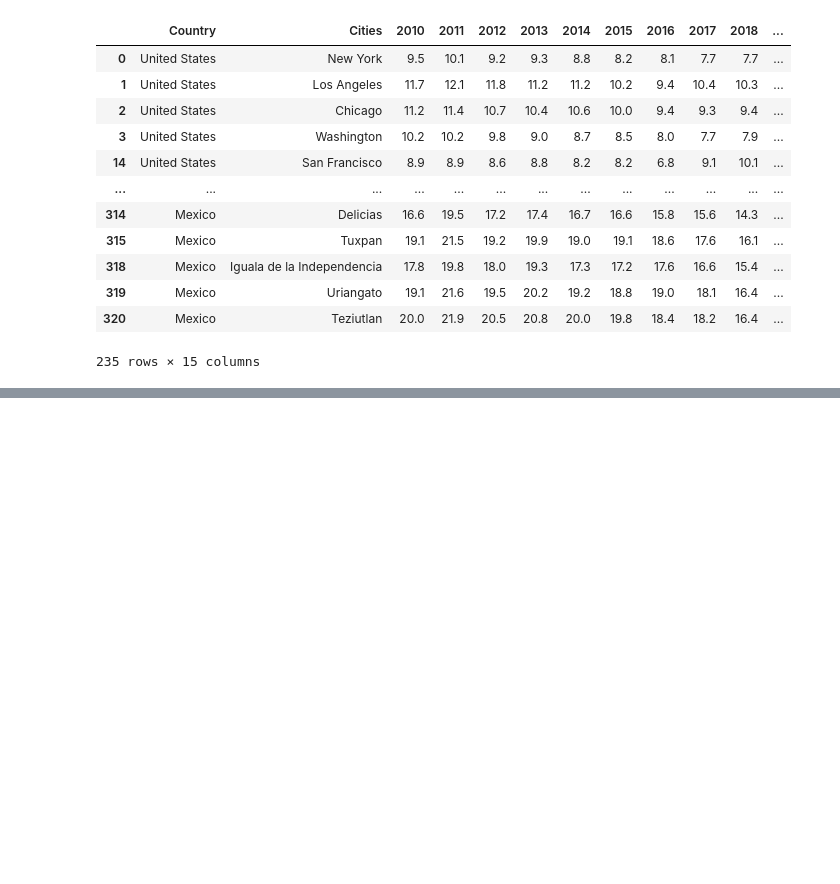
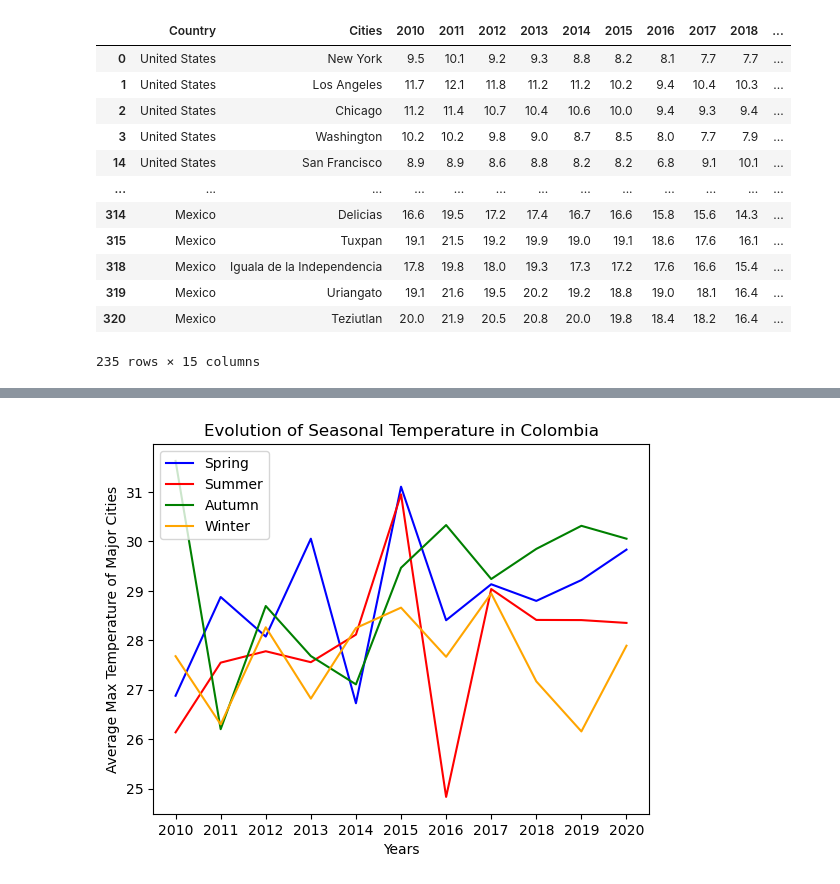
Before and after one commit to DiegoMartorell1620/Project1_Team7, a Jupyter notebook: Project 1 - Team 7.ipynb, the cells around one changed output, grey strips where cells are left out. Saved outputs shown, nothing was run; the diff lists cells and outputs as text; code cells hidden in the pictures; blank space fills up the shorter version.

```diff
--- a/Project 1 - Team 7.ipynb
+++ b/Project 1 - Team 7.ipynb
@@ -2459,0 +2688,6 @@ Southern_hemisphere.to_csv("Resources/Southern_Hemisphere_data.csv",index=False)
+# %%
+#Converting Country Colombia into Index
+Colombia_Max_Average_Temperatures_Spring_Df.set_index("Country", inplace=True)
+Colombia_Max_Average_Temperatures_Summer_Df.set_index("Country", inplace=True)
+Colombia_Max_Average_Temperatures_Autumn_Df.set_index("Country", inplace=True)
+Colombia_Max_Average_Temperatures_Winter_Df.set_index("Country", inplace=True)
@@ -2459,0 +2798,21 @@ Southern_hemisphere.to_csv("Resources/Southern_Hemisphere_data.csv",index=False)
+# %%
+#Evolution of Max temperatures in Colombia by season
+Range=np.arange(0,len(Colombia_Max_Average_Temperatures_Spring_Df_transposed))
+Years=[2010,2011,2012,2013,2014,2015,2016,2017,2018,2019,2020]
+#Plotting Spring
+plt.plot(Range,Colombia_Max_Average_Temperatures_Spring_Df_transposed['Colombia'],color='blue',label='Spring')
+#Plotting Summer
+plt.plot(Range,Colombia_Max_Average_Temperatures_Summer_Df_transposed['Colombia'],color='red',label='Summer')
+#Plotting Autumn
+plt.plot(Range,Colombia_Max_Average_Temperatures_Autumn_Df_transposed['Colombia'],color='green',label='Autumn')
+#Plotting Winter
+plt.plot(Range,Colombia_Max_Average_Temperatures_Winter_Df_transposed['Colombia'],color='orange',label='Winter')
+plt.xticks(Range, Years)
+plt.ylabel("Average Max Temperature of Major Cities")
+plt.xlabel("Years")
+plt.legend()
+plt.title("Evolution of Seasonal Temperature in Colombia")
+
+plt.show()
+# %% [output]
+[figure, added]
```
Also changed, not shown: parts of 45 cells of this notebook.
